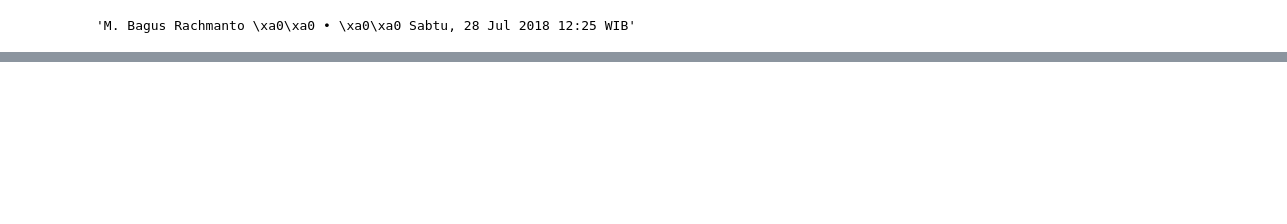
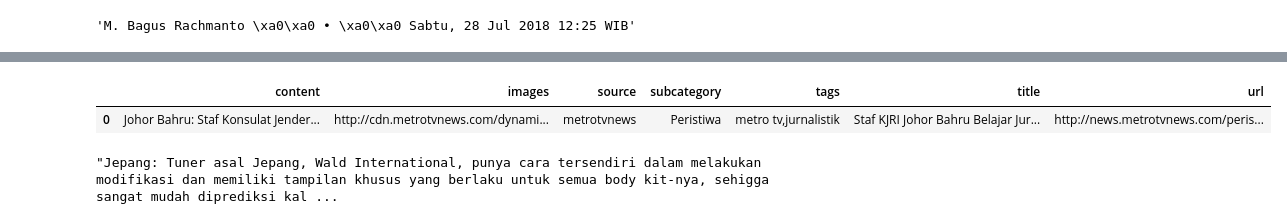
Before and after one commit to stezarpriansya/pyNewsSrapperIndo, a Jupyter notebook: kompas/Metrotvnews.ipynb, the cells around one changed output, grey strips where cells are left out. Cells and saved outputs as stored; diff of their text form; code cells hidden in the pictures; blank space fills up the shorter version.

Commit message:
Kompas & Metrotvnews
update

```diff
--- a/kompas/Metrotvnews.ipynb
+++ b/kompas/Metrotvnews.ipynb
@@ -48,0 +54,2 @@ def getIndeksLink(links, page, cat_link, category, date=datetime.strftime(dateti
+# %%
+url = "http://news.metrotvnews.com/index/2018/07/27"
@@ -133 +146,3 @@ def getDetailBerita(links):
+# %%
+url = "http://news.metrotvnews.com/peristiwa/JKRn8m3K-staf-kjri-johor-bahru-belajar-jurnalistik-bersama-metro-tv"
 # %%
@@ -221,0 +178,3 @@ links = "http://otomotif.metrotvnews.com/modifikasi/GNlAap2b-the-black-bison-glc
+# %%
+details = [getDetailBerita(url)]
+details
@@ -221,0 +189,17 @@ links = "http://otomotif.metrotvnews.com/modifikasi/GNlAap2b-the-black-bison-glc
+# %%
+df = pd.DataFrame(details)
+# %%
+df
+# %% [output]
+|  | content | images | source | subcategory | tags | title | url |
+| 0 | Johor Bahru: Staf Konsulat Jender... | http://cdn.metrotvnews.com/dynami... | metrotvnews | Peristiwa | metro tv,jurnalistik | Staf KJRI Johor Bahru Belajar Jur... | http://news.metrotvnews.com/peris... |
+# %%
+detail = soup.find('div', class_="tru")
+detail = BeautifulSoup(detail.decode_contents().replace('<br/>', ' '), "html5lib")
+detail
+content = re.sub(r'\n|\t|\b|\r','',detail.text)
+content
+articles['content'] = content.strip(' ')
+articles['content']
+# %% [output]
+"Jepang: Tuner asal Jepang, Wald International, punya cara tersendiri dalam melakukan modifikasi dan memiliki tampilan khusus yang berlaku untuk semua body kit-nya, sehigga sangat mudah diprediksi kal ...
```
Also changed, not shown: parts of 22 cells of this notebook, 1 other file.
